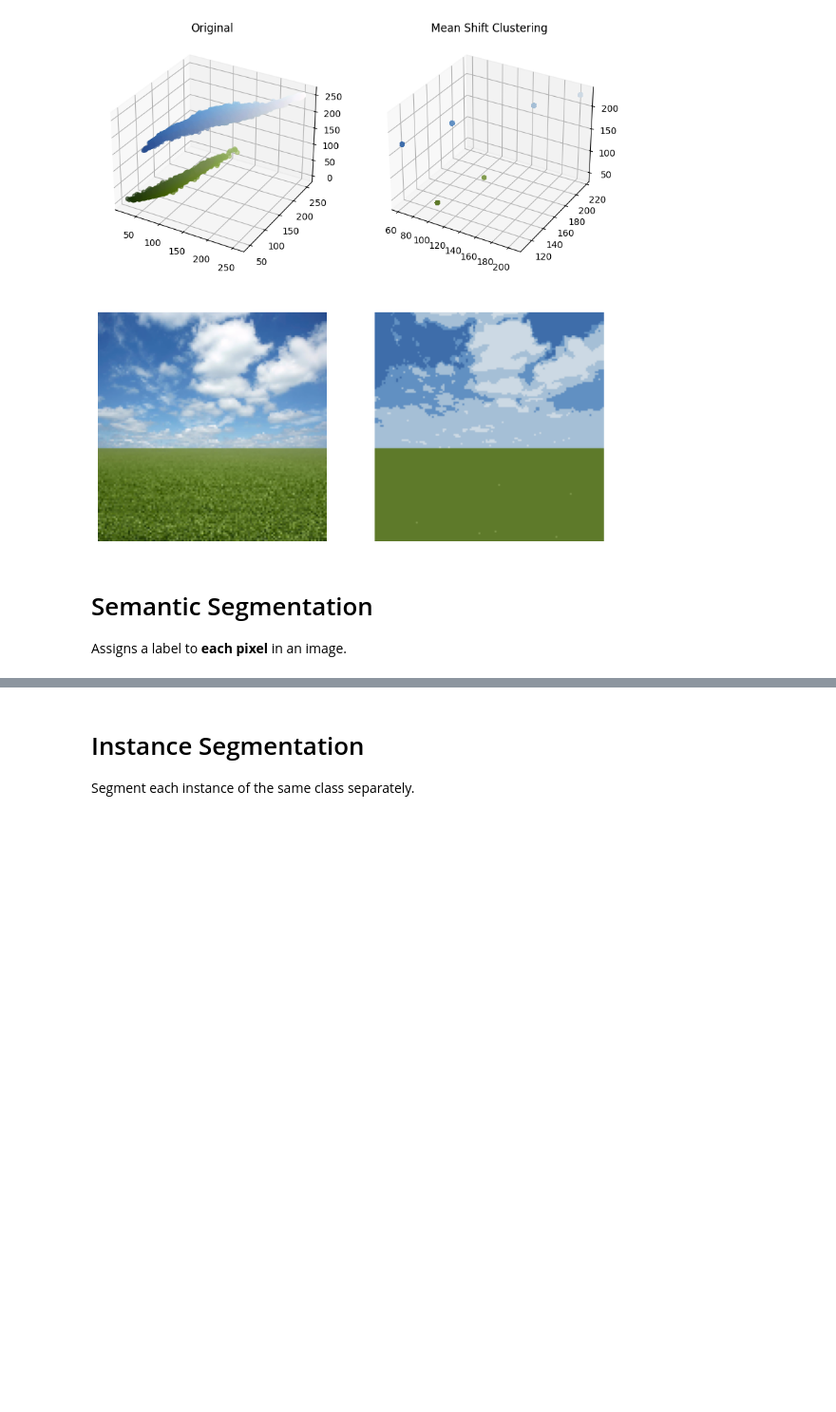
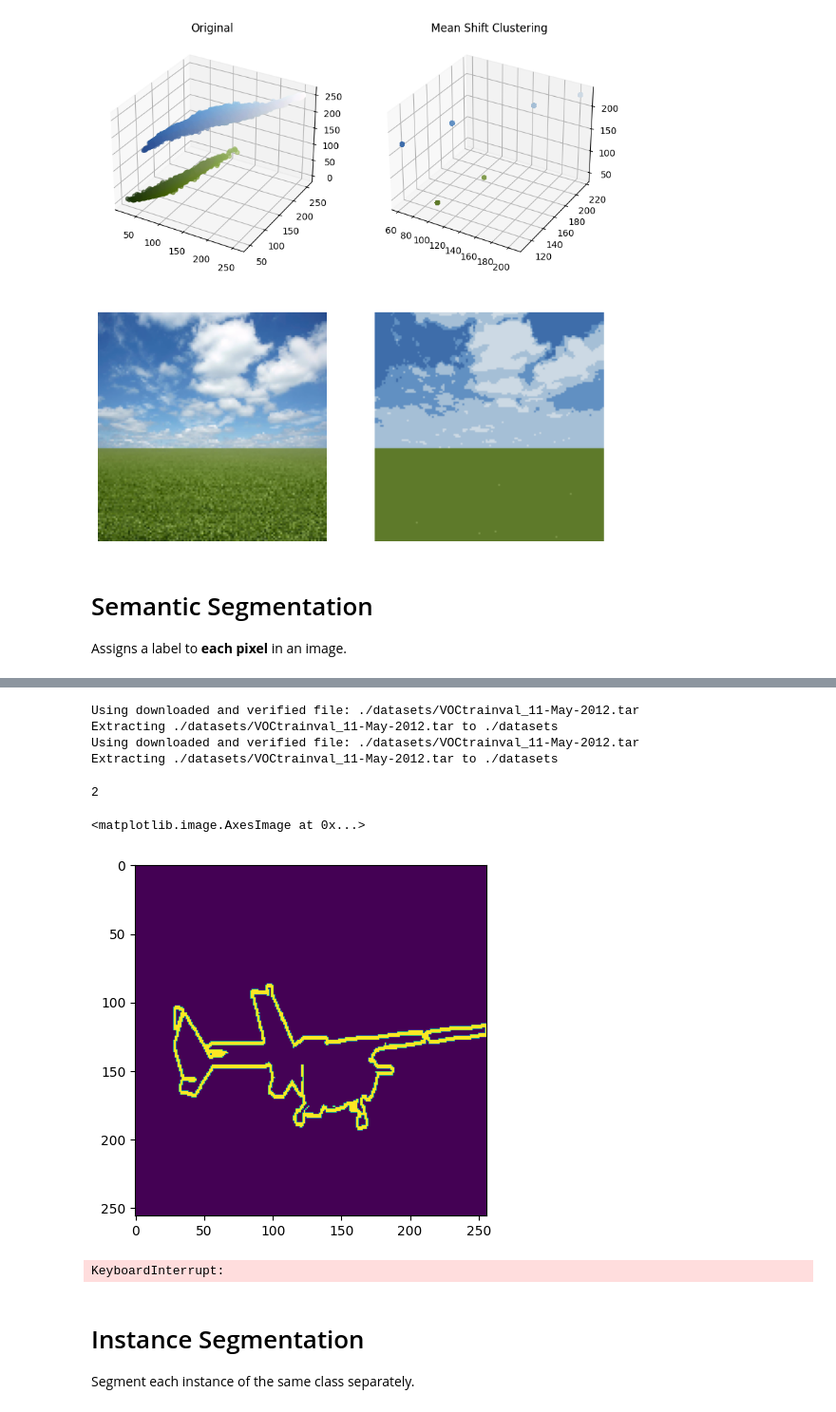
Before and after one commit to DRobinson4105/learning-portfolio, a Jupyter notebook: MachineLearning/ComputerVision/ImageSegmentation.ipynb, the cells around one changed output, grey strips where cells are left out. Shown: that part at 95% size. Saved outputs shown, nothing was run; the diff lists cells and outputs as text; code cells hidden in the pictures; blank space fills up the shorter version.

Commit message:
Started training semantic segmentation model

```diff
--- a/MachineLearning/ComputerVision/ImageSegmentation.ipynb
+++ b/MachineLearning/ComputerVision/ImageSegmentation.ipynb
@@ -220,0 +304,27 @@ Assigns a label to **each pixel** in an image.
+# %%
+transform = transforms.Compose([
+    transforms.Resize((256, 256)),
+    transforms.ToTensor()
+])
+BATCH_SIZE=32
+
+train_dataset = VOCSegmentation('./datasets', image_set='train', download=True, transform=transform, target_transform=transform)
+test_dataset = VOCSegmentation('./datasets', image_set='trainval', download=True, transform=transform, target_transform=transform)
+
+train_dataloader = DataLoader(train_dataset, batch_size=BATCH_SIZE, shuffle=True)
+test_dataloader = DataLoader(test_dataset, batch_size=BATCH_SIZE, shuffle=False)
+# %% [output]
+Using downloaded and verified file: ./datasets/VOCtrainval_11-May-2012.tar
+Extracting ./datasets/VOCtrainval_11-May-2012.tar to ./datasets
+Using downloaded and verified file: ./datasets/VOCtrainval_11-May-2012.tar
+Extracting ./datasets/VOCtrainval_11-May-2012.tar to ./datasets
+# %%
+X = next(iter(train_dataloader))
+len(X)
+# %% [output]
+2
+# %%
+plt.imshow(X[1][0].permute(1, 2, 0).squeeze().cpu().numpy())
+# %% [output]
+<matplotlib.image.AxesImage at 0x...>
+[figure, added]
@@ -220,0 +334,36 @@ Assigns a label to **each pixel** in an image.
+# %%
+epochs = 1
+train_loss_values = []
+test_loss_values = []
+
+for epoch in notebook_tqdm(range(epochs)):
+    avg_train_loss, avg_test_loss = 0, 0
+
+    for image, target in train_dataloader:
+        image, target = image.to(device), target.to(device)
+
+        pred = model(image)
+
+        loss = criterion(pred, target)
+        avg_train_loss += loss.detach().cpu().numpy()
+
+        optimizer.zero_grad()
+        loss.backward()
+        optimizer.step()
+
+    with torch.inference_mode():
+        for image, target in test_dataloader:
+            image, target = image.to(device), target.to(device)
+
+            pred = model(image)
+
+            loss = criterion(pred, target)
+            avg_test_loss += loss.cpu().numpy()
+
+    avg_train_loss /= len(train_dataloader)
+    avg_test_loss /= len(test_dataloader)
+
+    train_loss_values.append(avg_train_loss)
+    test_loss_values.append(avg_test_loss)
+# %% [output]
+KeyboardInterrupt:
```
Also changed, not shown: parts of 8 cells of this notebook.
